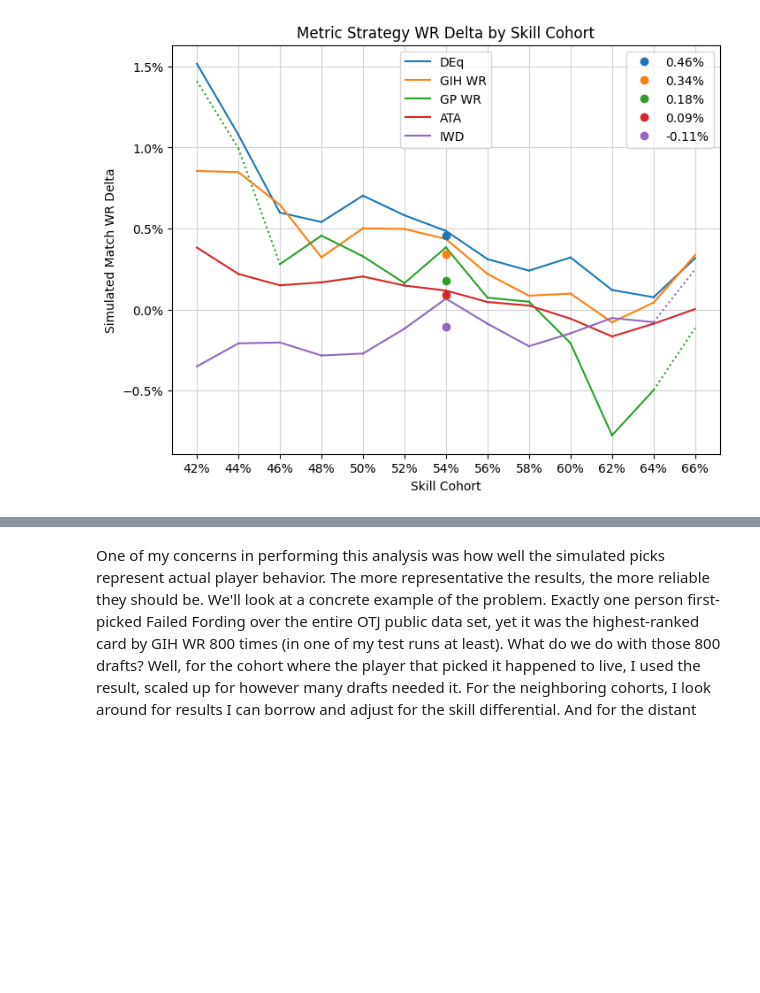
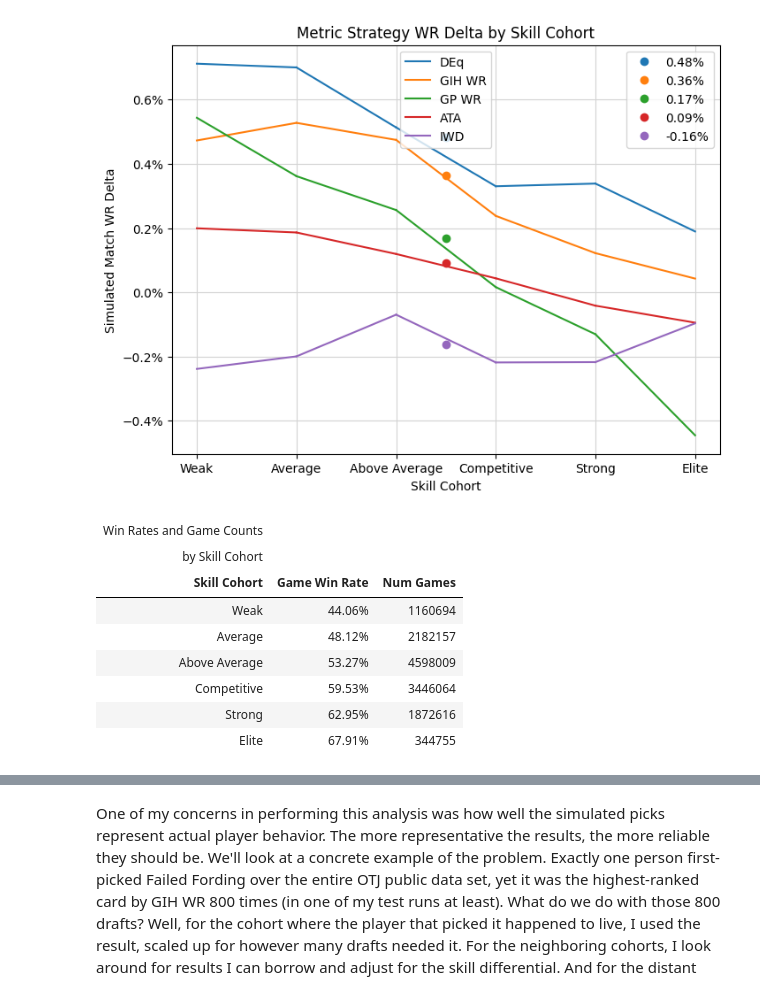
Before and after one commit to oelarnes/deq, a Jupyter notebook: docs/p1-strategy.ipynb, the cells around one changed output, grey strips where cells are left out. Cells and saved outputs as stored; diff of their text form; code cells hidden in the pictures; blank space fills up the shorter version.

```diff
--- a/docs/p1-strategy.ipynb
+++ b/docs/p1-strategy.ipynb
@@ -7,6 +7,5 @@ Welcome to my new platform dedicated to limited analytics! In this article we're
 from deq.p1_strategy import all_metrics_analysis
 from deq.plot import p1_delta_bar
 
-
-result = all_metrics_analysis(metrics=['deq', 'deq_new'])
-p1_delta_bar(result, metrics=['deq', 'deq_new'])
+result = all_metrics_analysis()
+p1_delta_bar(result)
@@ -25,8 +26,19 @@ For every draft over the last 18 Arena draft formats, we identify the highest ra
 Besides controlling for bias, the player skill estimate is of independent interest. We might expect the size of the improvement to decrease as player skill increases, and it does, so it's important to know the exact shape of this decrease so that we can apply it to our own skill level. Thanks to our large data set, we can finely slice the player base to obtain estimates across the full range of player skill. Let's look at the chart above broken out by my estimate of player skill:
 # %%
 from deq.plot import p1_line_plot
+from deq.p1_strategy import skill_cohort_table
 
 p1_line_plot(result)
+skill_cohort_table(result)
 # %% [output]
-[figure, old version]
+[figure, new version]
+| Win Rates and Game Counts |  |  |
+| by Skill Cohort |  |  |
+| Skill Cohort | Game Win Rate | Num Games |
+| Weak | 44.06% | 1160694 |
+| Average | 48.12% | 2182157 |
+| Above Average | 53.27% | 4598009 |
+| Competitive | 59.53% | 3446064 |
+| Strong | 62.95% | 1872616 |
+| Elite | 67.91% | 344755 |
 # %% [markdown]
```
Also changed, not shown: parts of 15 cells of this notebook, 5 other files.
